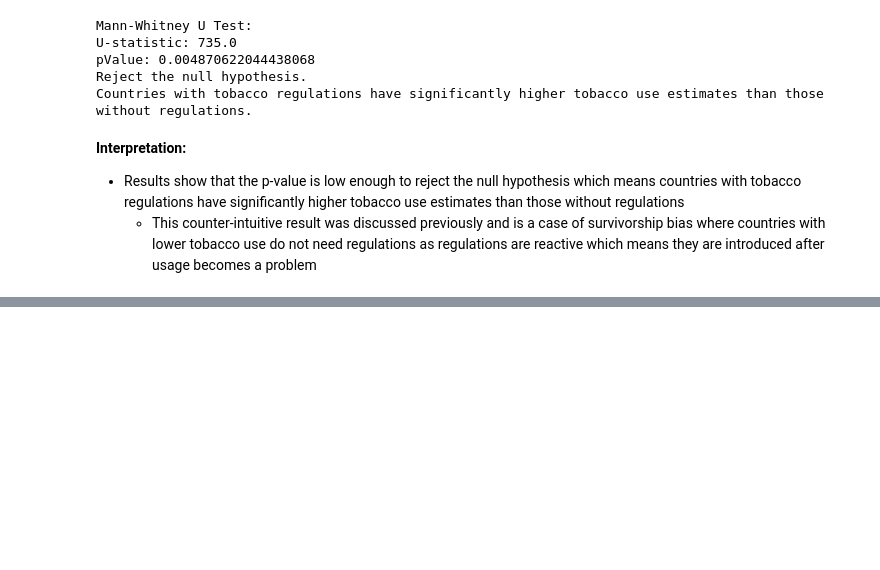
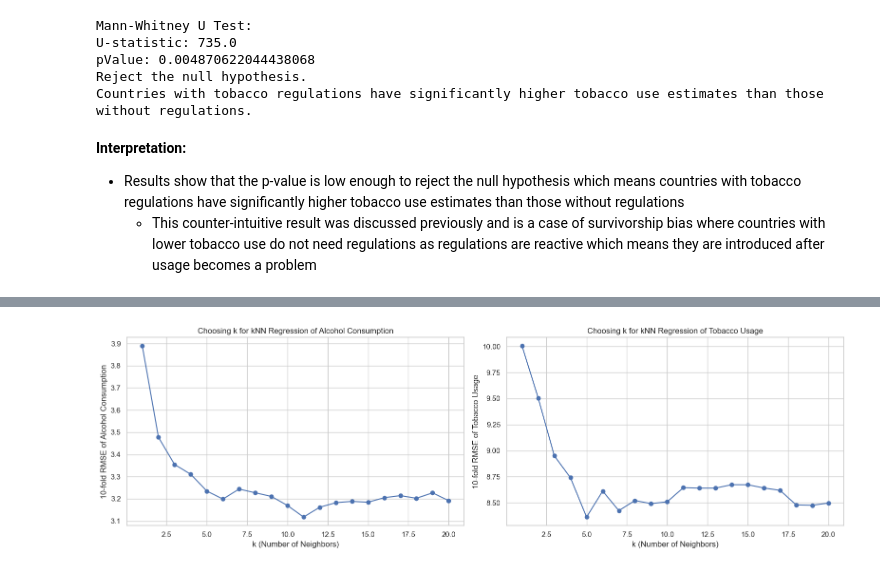
Before and after one commit to OmerBerkeUzun/Alcohol-and-Tobacco-Consumption-Analysis, a Jupyter notebook: project.ipynb, the cells around one changed output, grey strips where cells are left out. Cells and saved outputs as stored; diff of their text form; code cells hidden in the pictures; blank space fills up the shorter version.

Commit message:
Applied ML methods on the dataset and updated requirements.txt accordingly

```diff
--- a/project.ipynb
+++ b/project.ipynb
@@ -422,0 +438,14 @@ Countries with tobacco regulations have significantly higher tobacco use estimat
+# %%
+#Prepare dataset for ML
+merged_df = merged_df.replace({"Yes" : 1, "No" : 0}).drop(columns=["Country"])
+x = merged_df.drop(columns=["Alcohol Total Per Capita Consumption","Tobacco Use Estimate"])
+y1 = merged_df["Alcohol Total Per Capita Consumption"]
+y2 = merged_df["Tobacco Use Estimate"]
+
+#Cross validation
+cv = KFold(n_splits=10, shuffle=True, random_state=42)
+
+rmse_vals_alc = {}
+r2_vals_alc = {}
+rmse_vals_tob = {}
+r2_vals_tob = {}
@@ -422,0 +521,76 @@ Countries with tobacco regulations have significantly higher tobacco use estimat
+# %%
+k_values = list(range(1,21))
+cv_scores_alc = []
+cv_scores_tob = []
+
+#Train kNN on predicting Alcohol Consumption
+for k in k_values:
+    pipeline = Pipeline([
+    ("scaler", StandardScaler()),
+    ("model", KNeighborsRegressor(n_neighbors=k))
+    ])
+
+    scores_alc = cross_val_score(pipeline, x, y1, cv=cv, scoring="neg_mean_squared_error")
+    cv_scores_alc.append(np.sqrt(-scores_alc.mean()))
+
+#Train kNN on predicting Tobacco Usage
+for k in k_values:
+    pipeline = Pipeline([
+    ("scaler", StandardScaler()),
+    ("model", KNeighborsRegressor(n_neighbors=k))
+    ])
+
+    scores_tob = cross_val_score(pipeline, x, y2, cv=cv, scoring="neg_mean_squared_error")
+    cv_scores_tob.append(np.sqrt(-scores_tob.mean()))
+
+#Plots
+plt.figure(figsize=(16, 5))
+plt.subplot(1,2,1)
+plt.plot(k_values, cv_scores_alc, marker='o')
+plt.xlabel("k (Number of Neighbors)")
+plt.ylabel("10-fold RMSE of Alcohol Consumption")
+plt.title("Choosing k for kNN Regression of Alcohol Consumption")
+plt.grid(True)
+plt.subplot(1,2,2)
+plt.plot(k_values, cv_scores_tob, marker='o')
+plt.xlabel("k (Number of Neighbors)")
+plt.ylabel("10-fold RMSE of Tobacco Usage")
+plt.title("Choosing k for kNN Regression of Tobacco Usage")
+plt.grid(True)
+
+plt.tight_layout()
+plt.show()
+
+#Calculate R2 for Alcohol Consumption based on best model
+best_k = k_values[np.argmin(cv_scores_alc)]
+best_knn = Pipeline([
+    ("scaler", StandardScaler()),
+    ("model", KNeighborsRegressor(n_neighbors=best_k))
+])
+y_pred = cross_val_predict(best_knn, x, y1, cv=cv)
+r2_knn_alc = r2_score(y1, y_pred)
+
+rmse_vals_alc["kNN"] = min(cv_scores_alc)
+r2_vals_alc["kNN"] = r2_knn_alc
+
+print(f"Best k for Alcohol Consumption: {best_k}")
+print(f"10-fold RMSE of kNN for Alcohol Consumption: {min(cv_scores_alc):.4f}")
+print(f"R2 of kNN for Alcohol Consumption: {r2_knn_alc:.4f}")
+
+#Calculate R2 for Tobacco Usage based on best model
+best_k = k_values[np.argmin(cv_scores_tob)]
+best_knn = Pipeline([
+    ("scaler", StandardScaler()),
+    ("model", KNeighborsRegressor(n_neighbors=best_k))
+])
+y_pred = cross_val_predict(best_knn, x, y2, cv=cv)
+r2_knn_tob = r2_score(y2, y_pred)
+
+rmse_vals_tob["kNN"] = min(cv_scores_tob)
+r2_vals_tob["kNN"] = r2_knn_tob
+
+print(f"Best k for Tobacco Usage: {best_k}")
+print(f"10-fold RMSE of kNN for Tobacco Usage: {min(cv_scores_tob):.4f}")
+print(f"R2 of kNN for Tobacco Usage: {r2_knn_tob:.4f}")
+# %% [output]
+[figure, added]
```
Also changed, not shown: parts of 17 cells of this notebook, 1 other file.
